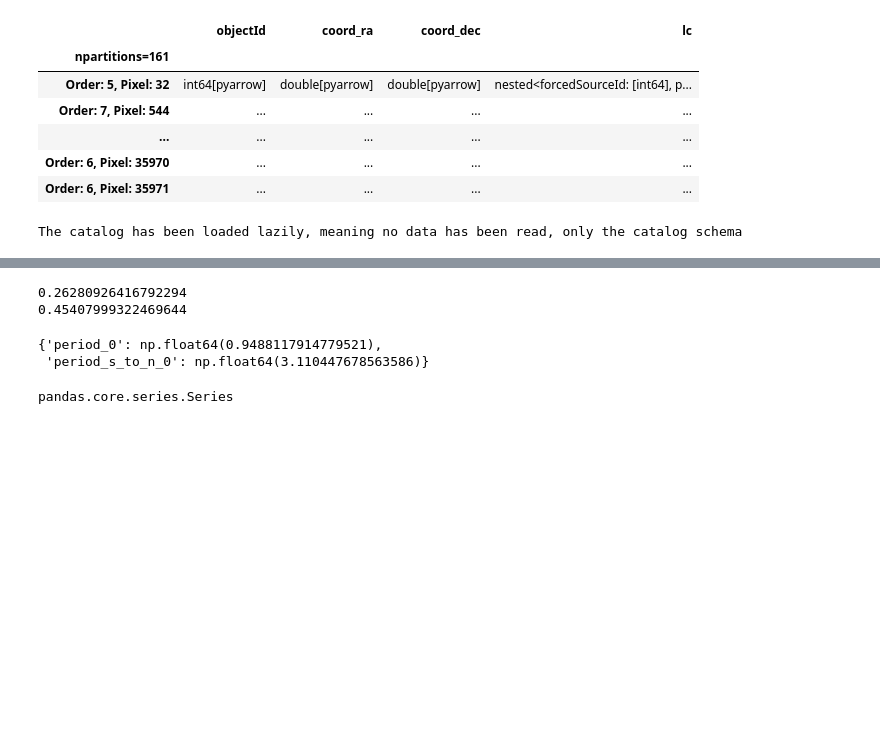
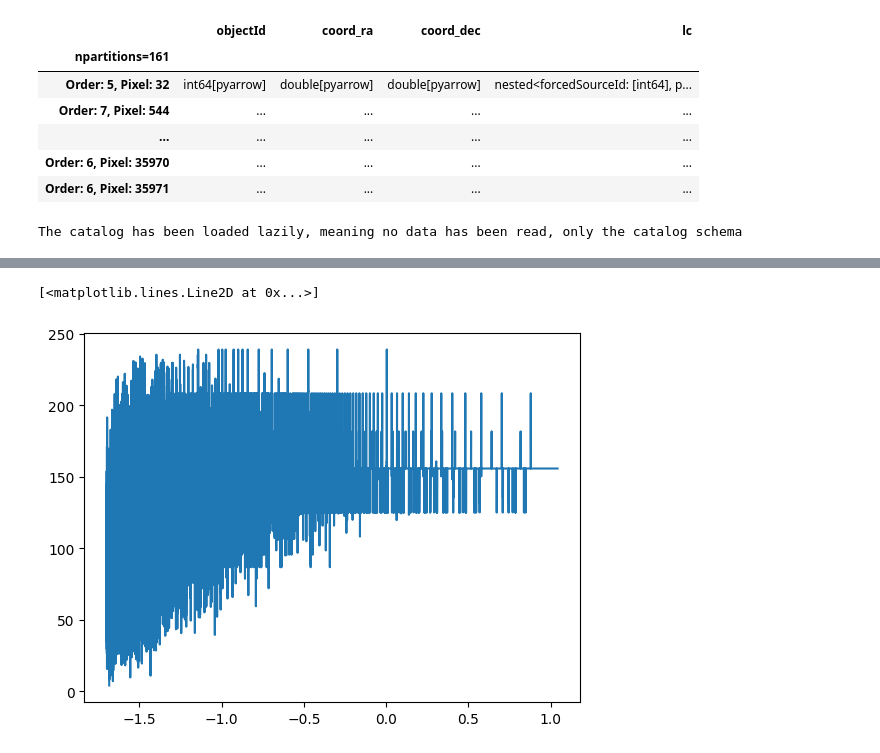
Before and after one commit to lsst-sitcom/linccf, a Jupyter notebook: comcam_rrlyrae/periodic.ipynb, the cells around one changed output, grey strips where cells are left out. Drawn from its saved outputs; the diff is of its cells as text; code cells hidden in the pictures; blank space fills up the shorter version.

```diff
--- a/comcam_rrlyrae/periodic.ipynb
+++ b/comcam_rrlyrae/periodic.ipynb
@@ -706,3 +737,3 @@ band = band[valid_idx]
 # %%
-extract_period_singleband_licu(band, t, mag, cand.lc['psfMagErr'])
+model = extract_period_rband_box_astropy(band, t, mag, magerr)
 # %% [output]
@@ -757,11 +741,6 @@ result = periodogram_extractor(t_array, mag_array)
-# %%
-extract_period_singleband_licu(band, t_array, mag_array, cand.lc['psfMagErr'])
-# %% [output]
-0.26280926416792294
-0.45407999322469644
-{'period_0': np.float64(0.9488117914779521),
- 'period_s_to_n_0': np.float64(3.110447678563586)}
-# %%
-type(mag)
-# %% [output]
-pandas.core.series.Series
+# %%
+periodogram = model.autopower(0.01, objective="snr")
+plt.plot(np.log10(periodogram.period), periodogram.power)
+# %% [output]
+[<matplotlib.lines.Line2D at 0x...>]
+[figure, added]
```
Also changed, not shown: parts of 51 cells of this notebook.
